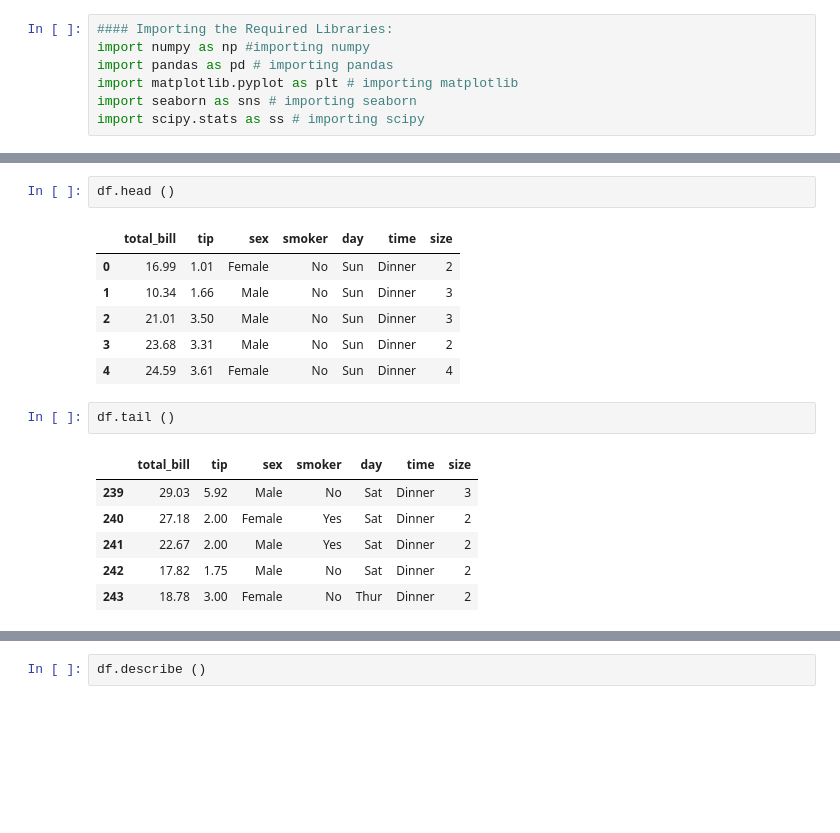
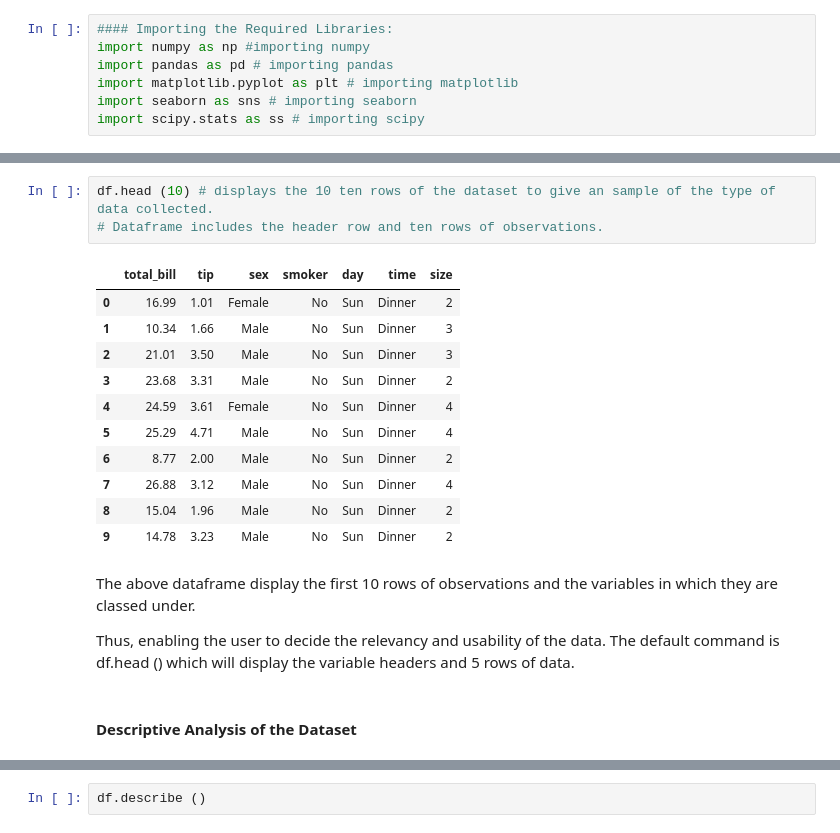
Before and after one commit to martinaobrien/FUNDAMENTALS-OF-DATA-ANALYSIS-Project-2019, a Jupyter notebook: Tips Dataset Assignment .ipynb, the cells around one changed output, grey strips where cells are left out. Cells and saved outputs as stored; diff of their text form; blank space fills up the shorter version.

```diff
--- a/Tips Dataset Assignment .ipynb
+++ b/Tips Dataset Assignment .ipynb
@@ -91,18 +74,21 @@ df # display the dataset
-# %%
-df.head ()
-# %% [output]
-|  | total_bill | tip | sex | smoker | day | time | size |
-| 0 | 16.99 | 1.01 | Female | No | Sun | Dinner | 2 |
-| 1 | 10.34 | 1.66 | Male | No | Sun | Dinner | 3 |
-| 2 | 21.01 | 3.50 | Male | No | Sun | Dinner | 3 |
-| 3 | 23.68 | 3.31 | Male | No | Sun | Dinner | 2 |
-| 4 | 24.59 | 3.61 | Female | No | Sun | Dinner | 4 |
-# %%
-df.tail ()
-# %% [output]
-|  | total_bill | tip | sex | smoker | day | time | size |
-| 239 | 29.03 | 5.92 | Male | No | Sat | Dinner | 3 |
-| 240 | 27.18 | 2.00 | Female | Yes | Sat | Dinner | 2 |
-| 241 | 22.67 | 2.00 | Male | Yes | Sat | Dinner | 2 |
-| 242 | 17.82 | 1.75 | Male | No | Sat | Dinner | 2 |
-| 243 | 18.78 | 3.00 | Female | No | Thur | Dinner | 2 |
+# %%
+df.head (10) # displays the 10 ten rows of the dataset to give an sample of the type of data collected.
+# Dataframe includes the header row and ten rows of observations.
+# %% [output]
+|  | total_bill | tip | sex | smoker | day | time | size |
+| 0 | 16.99 | 1.01 | Female | No | Sun | Dinner | 2 |
+| 1 | 10.34 | 1.66 | Male | No | Sun | Dinner | 3 |
+| 2 | 21.01 | 3.50 | Male | No | Sun | Dinner | 3 |
+| 3 | 23.68 | 3.31 | Male | No | Sun | Dinner | 2 |
+| 4 | 24.59 | 3.61 | Female | No | Sun | Dinner | 4 |
+| 5 | 25.29 | 4.71 | Male | No | Sun | Dinner | 4 |
+| 6 | 8.77 | 2.00 | Male | No | Sun | Dinner | 2 |
+| 7 | 26.88 | 3.12 | Male | No | Sun | Dinner | 4 |
+| 8 | 15.04 | 1.96 | Male | No | Sun | Dinner | 2 |
+| 9 | 14.78 | 3.23 | Male | No | Sun | Dinner | 2 |
+# %% [markdown]
+The above dataframe display the first 10 rows of observations and the variables in which they are classed under.
+
+Thus, enabling the user to decide the relevancy and usability of the data. The default command is df.head () which will display the variable headers and 5 rows of data.
+# %% [markdown]
+#### Descriptive Analysis of the Dataset
```
Also changed, not shown: parts of 5 cells of this notebook.
